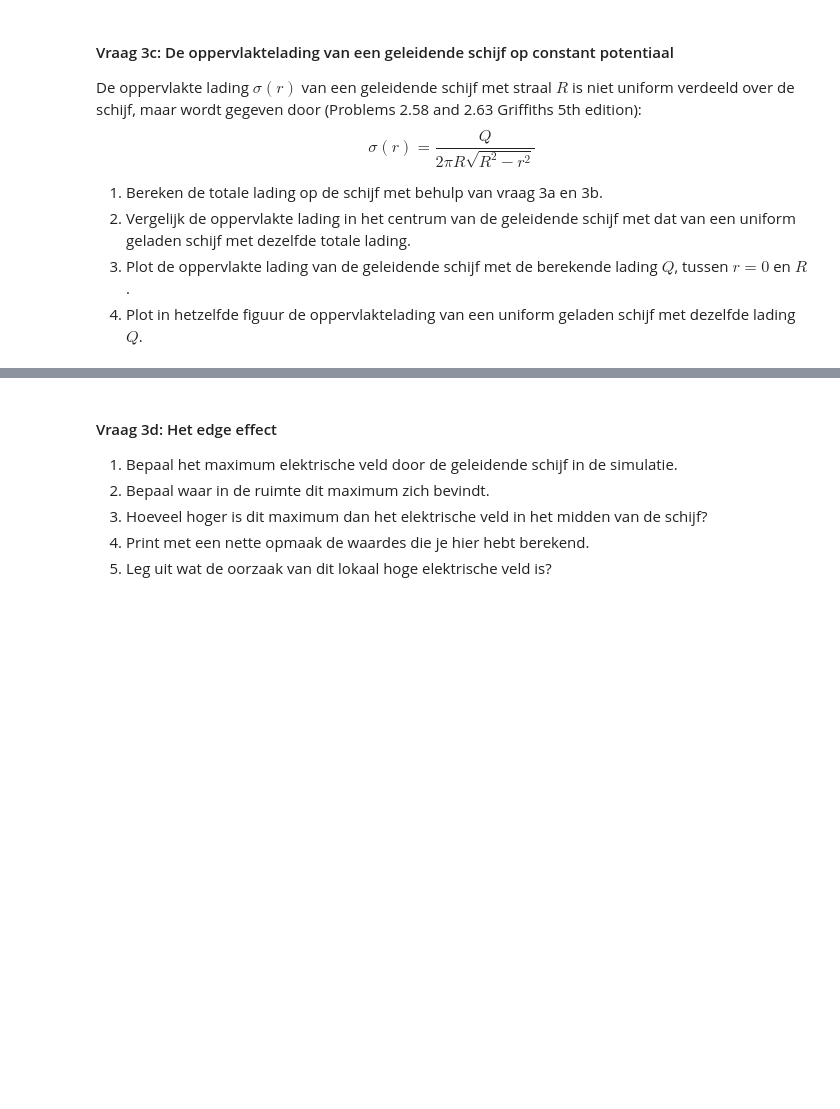
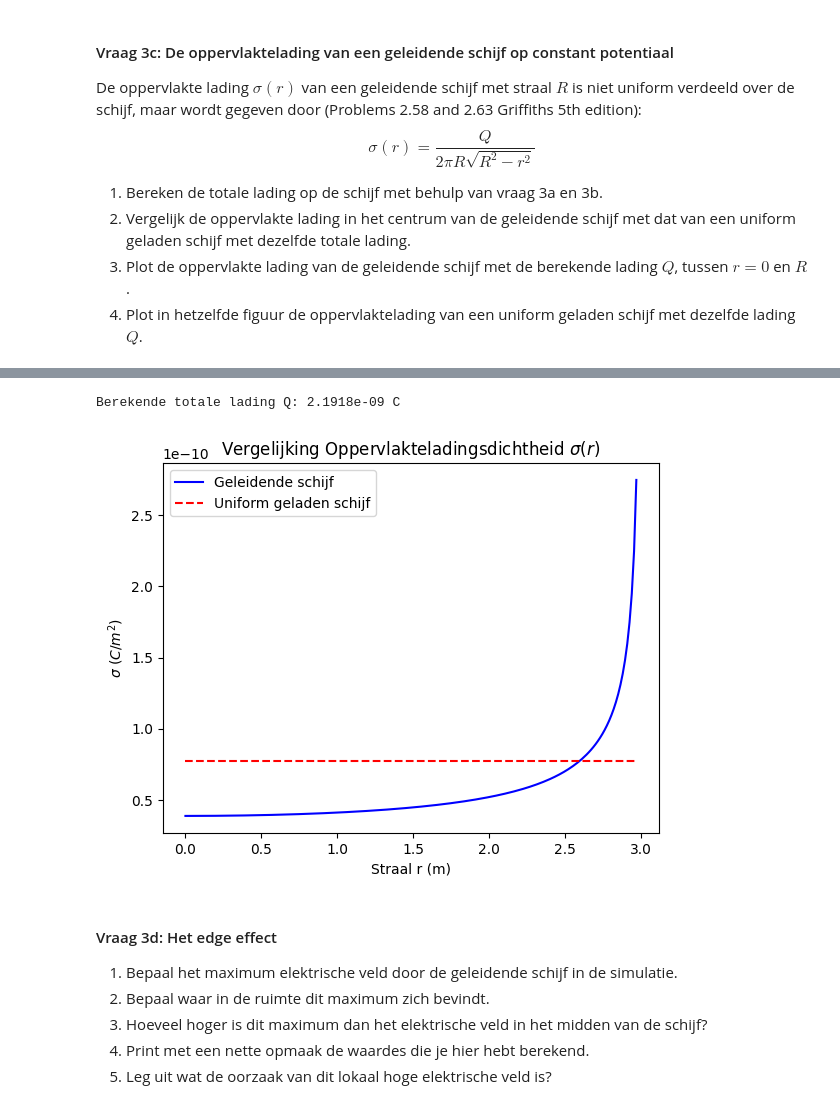
Before and after one commit to caricevonmorgen-dotcom/opdrachten-DEF-D-lol, a Jupyter notebook: DigitaleOntwerpopdrachten/1CondensatorOpdracht/CondensatorOntwerpopdracht.ipynb, the cells around one changed output, grey strips where cells are left out. Drawn from its saved outputs; the diff is of its cells as text; code cells hidden in the pictures; blank space fills up the shorter version.

```diff
--- a/DigitaleOntwerpopdrachten/1CondensatorOpdracht/CondensatorOntwerpopdracht.ipynb
+++ b/DigitaleOntwerpopdrachten/1CondensatorOpdracht/CondensatorOntwerpopdracht.ipynb
@@ -438,7 +485,31 @@ $$\sigma(r) = \frac{Q}{2 \pi R \sqrt{R^2 - r^2}}$$
 # %%
 ###
 ###Jouw code hier###
 ###
+
+total_Q = sigma_midden * (2 * np.pi * disk_radius**2)
+
+print(f"Berekende totale lading Q: {total_Q:.4e} C")
+
+
+r_plot = np.linspace(0, disk_radius * 0.99, 200)
+
+sigma_geleidend = total_Q / (2 * np.pi * disk_radius * np.sqrt(disk_radius**2 - r_plot**2))
+sigma_uniform_waarde = total_Q / (np.pi * disk_radius**2)
+sigma_uniform = np.full_like(r_plot, sigma_uniform_waarde)
+
+
+plt.figure()
+plt.plot(r_plot, sigma_geleidend, 'b-', label='Geleidende schijf')
+plt.plot(r_plot, sigma_uniform, 'r--', label='Uniform geladen schijf' )
+plt.title("Vergelijking Oppervlakteladingsdichtheid " r"$\sigma(r)$")
+plt.xlabel("Straal r (m)")
+plt.ylabel(r"$\sigma$ " "($C/m^2$)")
+plt.legend()
+plt.show()
+# %% [output]
+Berekende totale lading Q: 2.1918e-09 C
+[figure, added]
 # %% [markdown]
 #### Vraag 3d: Het edge effect
 
```
Also changed, not shown: parts of 7 cells of this notebook, 2 other files.
